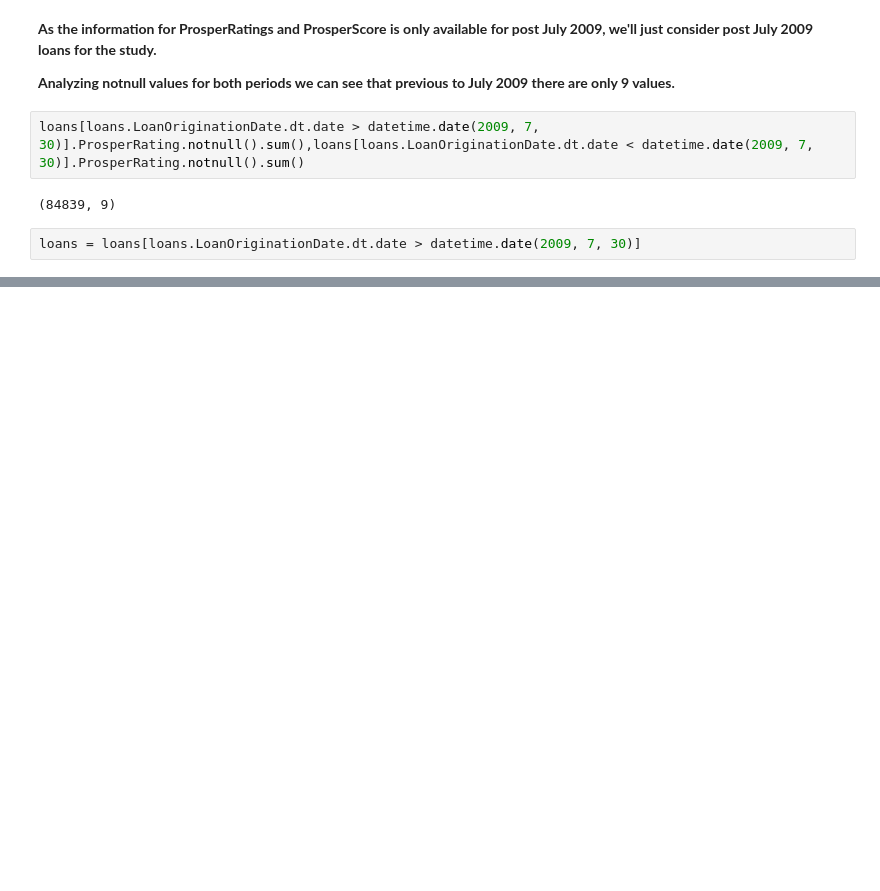
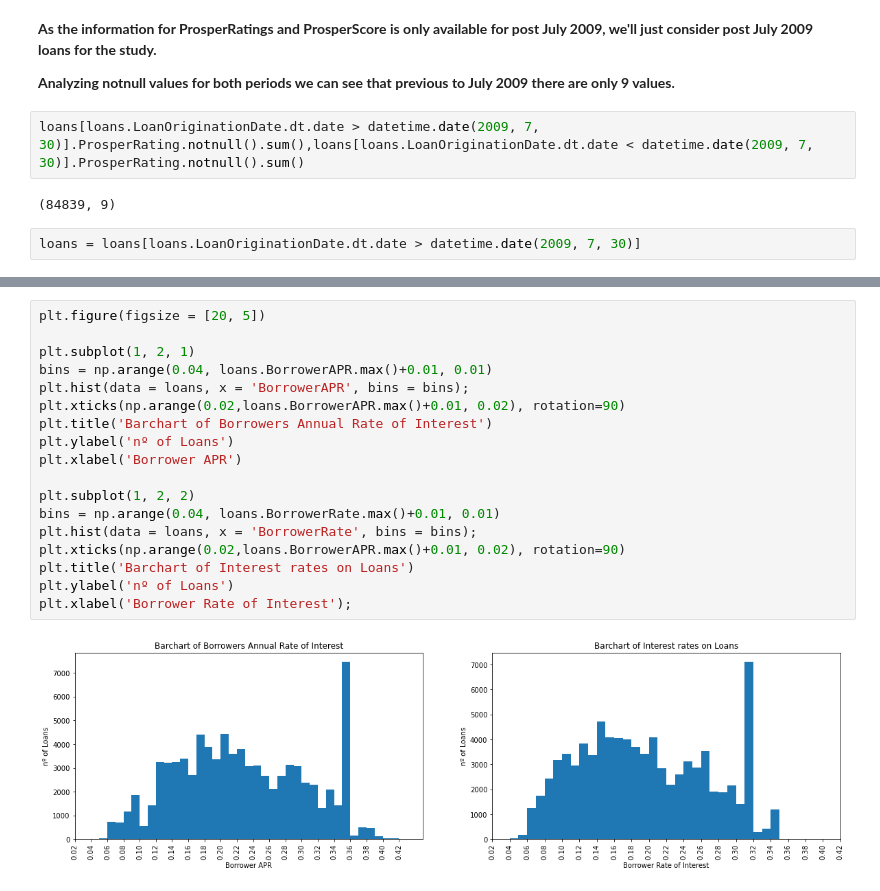
Before and after one commit to MarcCampmanyGar/Loan_Data_Analysis, a Jupyter notebook: exploration.ipynb, the cells around one changed output, grey strips where cells are left out. Drawn from its saved outputs; the diff is of its cells as text; blank space fills up the shorter version.

```diff
--- a/exploration.ipynb
+++ b/exploration.ipynb
@@ -171,0 +246,20 @@ See the caveats in the documentation: https://pandas.pydata.org/pandas-docs/stab
+# %%
+plt.figure(figsize = [20, 5])
+
+plt.subplot(1, 2, 1)
+bins = np.arange(0.04, loans.BorrowerAPR.max()+0.01, 0.01)
+plt.hist(data = loans, x = 'BorrowerAPR', bins = bins);
+plt.xticks(np.arange(0.02,loans.BorrowerAPR.max()+0.01, 0.02), rotation=90)
+plt.title('Barchart of Borrowers Annual Rate of Interest')
+plt.ylabel('nº of Loans')
+plt.xlabel('Borrower APR')
+
+plt.subplot(1, 2, 2)
+bins = np.arange(0.04, loans.BorrowerRate.max()+0.01, 0.01)
+plt.hist(data = loans, x = 'BorrowerRate', bins = bins);
+plt.xticks(np.arange(0.02,loans.BorrowerAPR.max()+0.01, 0.02), rotation=90)
+plt.title('Barchart of Interest rates on Loans')
+plt.ylabel('nº of Loans')
+plt.xlabel('Borrower Rate of Interest');
+# %% [output]
+[figure, added]
```
Also changed, not shown: parts of 75 cells of this notebook, 1 other file.
